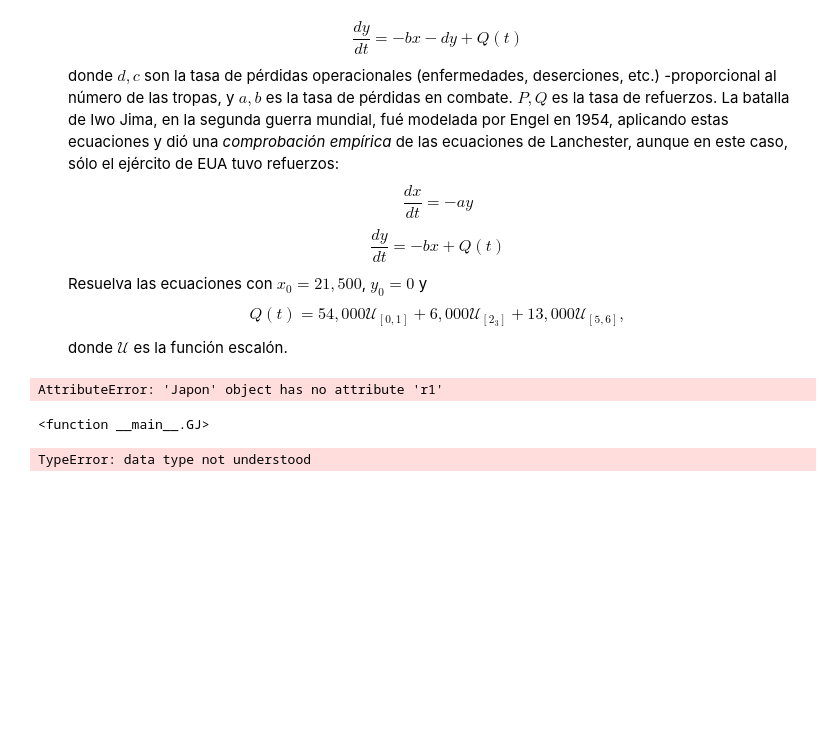
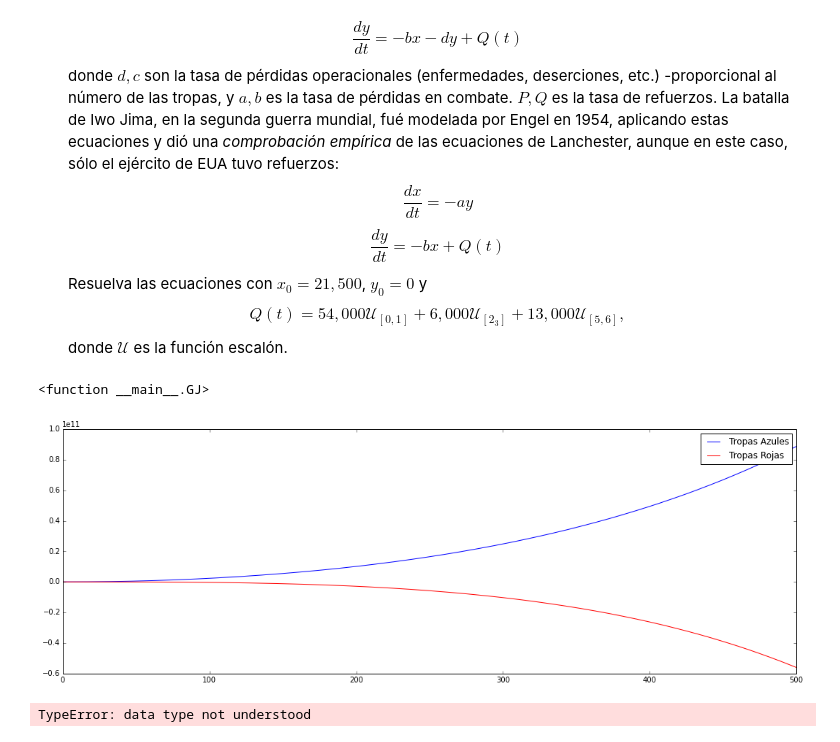
Before and after one commit to ElicHerrera/proyecto-mate-com, a Jupyter notebook: Adelanto_1.ipynb, the cells around one changed output. Saved outputs shown, nothing was run; the diff lists cells and outputs as text; code cells hidden in the pictures; blank space fills up the shorter version.

```diff
--- a/Adelanto_1.ipynb
+++ b/Adelanto_1.ipynb
@@ -364,49 +362,50 @@ $$Q(t) = 54,000 \mathcal{U}_{[0,1]} + 6,000 \mathcal{U}_{[2_3]} + 13,000 \mathca
 donde $\mathcal{U}$ es la función escalón.
 # %%
 class Japon(Guerra):
-    def __init__(self,a,b,N):
+    def __init__(self,a,b):
         Guerra.__init__(self,a,b)
         self.a = a
         self.b = b
-        self.N = N
 
-    def taza_refuerzos(self, N):
-        def escalon(N):
-            if N in range (0,1):
-                r1 = 54000
-            elif N in range (2,3):
-                r2 = 6000
-            elif N in range (5,6):
-                r3 = 13000
-        return ([r])
 
     def dynamics(self, state, t):
         """La dinámica es dada por el problema."""
         g0 = -self.a*state[1]
-        g1 = -self.b*state[0] + self.r1 + self.r2 + self.r3
+        g1 = -self.b*state[0]
 
 
         return np.array([g0,g1])
 # %%
-N = 1000
+N = 10000
 
 tiempo_inicial = 0.0
 
-tiempo_final = 30
-
-ejercito=21500
+tiempo_final = 500
 
 def GJ(efectividad_EU, efectividad_Japon):
 
-    guerra3 = Japon(efectividad_EU, efectividad_Japon,N)
+    soldados = 20000
+    soldados_j = 1
 
-    guerra3.initial_conditions(x_i=ejercito, y_i=0)
+    for j in range(tiempo_final-1):
+        if j < (int((tiempo_final-1)/3)):
+            soldados_j += 54000
+        elif j >= int((tiempo_final-1)/3):
+            if j < (int(2/3*(tiempo_final-1))):
+                soldados_j += 6000
+        elif j >= (int(2/3*(tiempo_final-1))):
+            soldados_j +=13000
+
+
+    guerra3 = Japon(efectividad_EU, efectividad_Japon)
+
+    guerra3.initial_conditions(x_i=soldados, y_i=soldados_j)
 
     guerra3.integrate(N, tiempo_inicial, tiempo_final, RK2)
 
     guerra3.plotjunto()
 
-interact(GJ, efectividad_EU = (.01, .99), efectividad_Japon = (0.01,.99))
+interact(GJ, efectividad_EU = (.00001, .009, .0001), efectividad_Japon = (0.00001,.009, .0001))
 # %% [output]
-AttributeError: 'Japon' object has no attribute 'r1'
+<function __main__.GJ>
-<function __main__.GJ>
+[figure, added]
```
Also changed, not shown: parts of 8 cells of this notebook.
